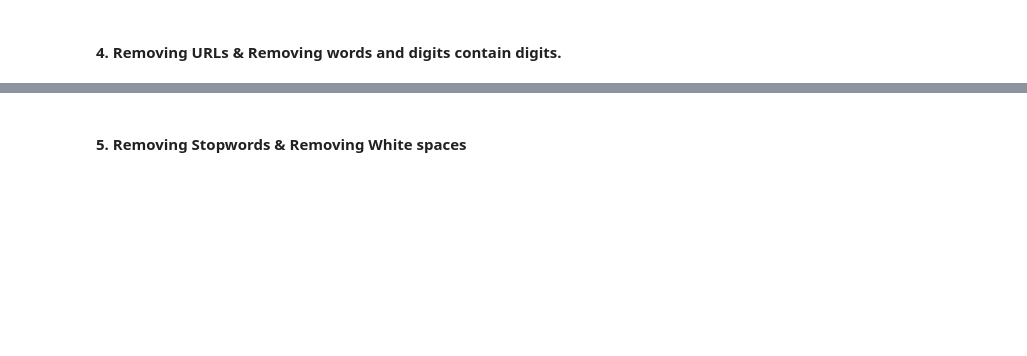
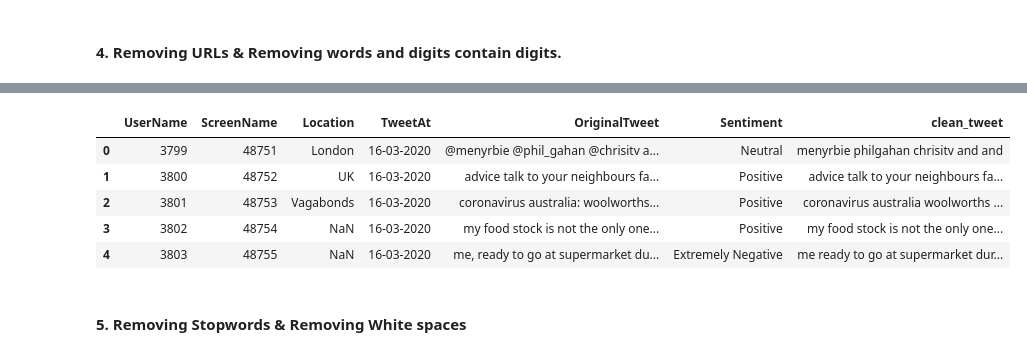
Before and after one commit to makdatascience/Coronavirus_tweets_sentiment_analysis, a Jupyter notebook: Coronavirus_tweets_sentiment_analysis.ipynb, the cells around one changed output, grey strips where cells are left out. Saved outputs shown, nothing was run; the diff lists cells and outputs as text; code cells hidden in the pictures; blank space fills up the shorter version.

```diff
--- a/Coronavirus_tweets_sentiment_analysis.ipynb
+++ b/Coronavirus_tweets_sentiment_analysis.ipynb
@@ -771,0 +785,4 @@ Answer Here.
+# %%
+# Convert text to lower case
+tweet['OriginalTweet'] = tweet['OriginalTweet'].str.lower()
+tweet['OriginalTweet']
@@ -775,0 +804,7 @@ Answer Here.
+# %%
+# Function for removing punctuuations
+import string
+def remove_punctuations(text):
+    for punctuation in string.punctuation:
+        text = text.replace(punctuation, '')
+    return text
@@ -778,2 +821,6 @@ Answer Here.
 # %%
 # Remove URLs & Remove words and digits contain digits
+tweet['OriginalTweet'] = tweet['OriginalTweet'].str.replace('http\S+|www.\S+', '', case=False)
+# %%
+# Applying Function
+tweet['clean_tweet'] = tweet['OriginalTweet'].apply(remove_punctuations)
@@ -780,3 +842,13 @@ Answer Here.
+# %%
+tweet['clean_tweet'] = tweet['clean_tweet'].str.replace("[^a-zA-Z#//]"," ")
+tweet.head()
+# %% [output]
+|  | UserName | ScreenName | Location | TweetAt | OriginalTweet | Sentiment | clean_tweet |
+| 0 | 3799 | 48751 | London | 16-03-2020 | @menyrbie @phil_gahan @chrisitv a... | Neutral | menyrbie philgahan chrisitv and and |
+| 1 | 3800 | 48752 | UK | 16-03-2020 | advice talk to your neighbours fa... | Positive | advice talk to your neighbours fa... |
+| 2 | 3801 | 48753 | Vagabonds | 16-03-2020 | coronavirus australia: woolworths... | Positive | coronavirus australia woolworths ... |
+| 3 | 3802 | 48754 | NaN | 16-03-2020 | my food stock is not the only one... | Positive | my food stock is not the only one... |
+| 4 | 3803 | 48755 | NaN | 16-03-2020 | me, ready to go at supermarket du... | Extremely Negative | me ready to go at supermarket dur... |
 # %% [markdown]
 #### 5. Removing Stopwords & Removing White spaces
 # %%
```
Also changed, not shown: parts of 28 cells of this notebook.
